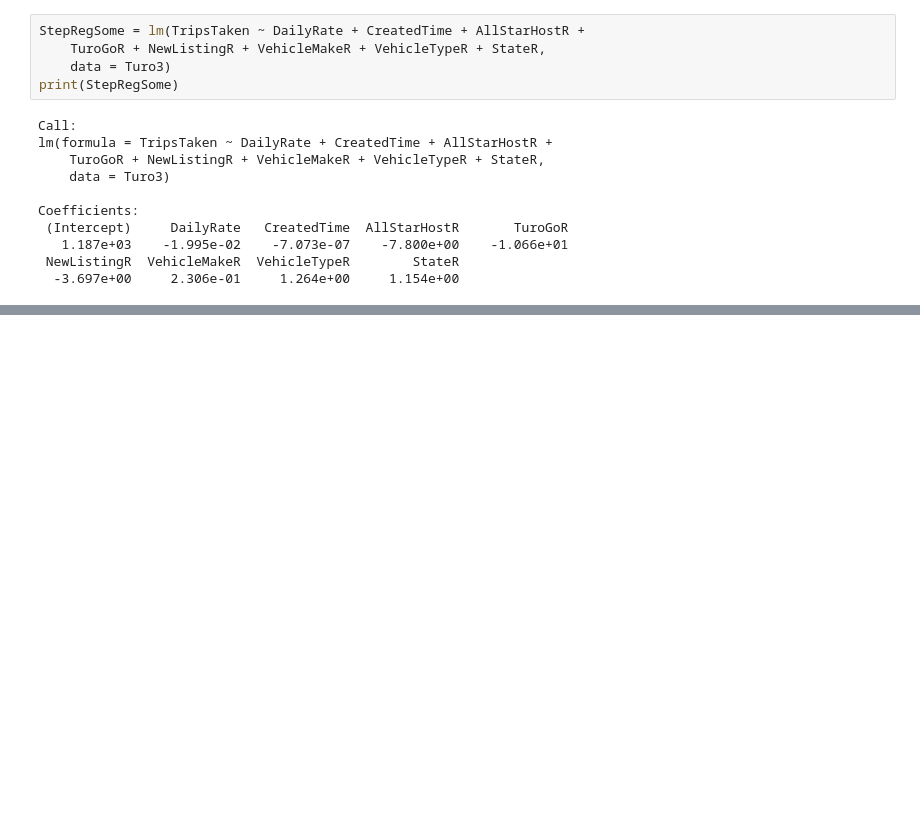
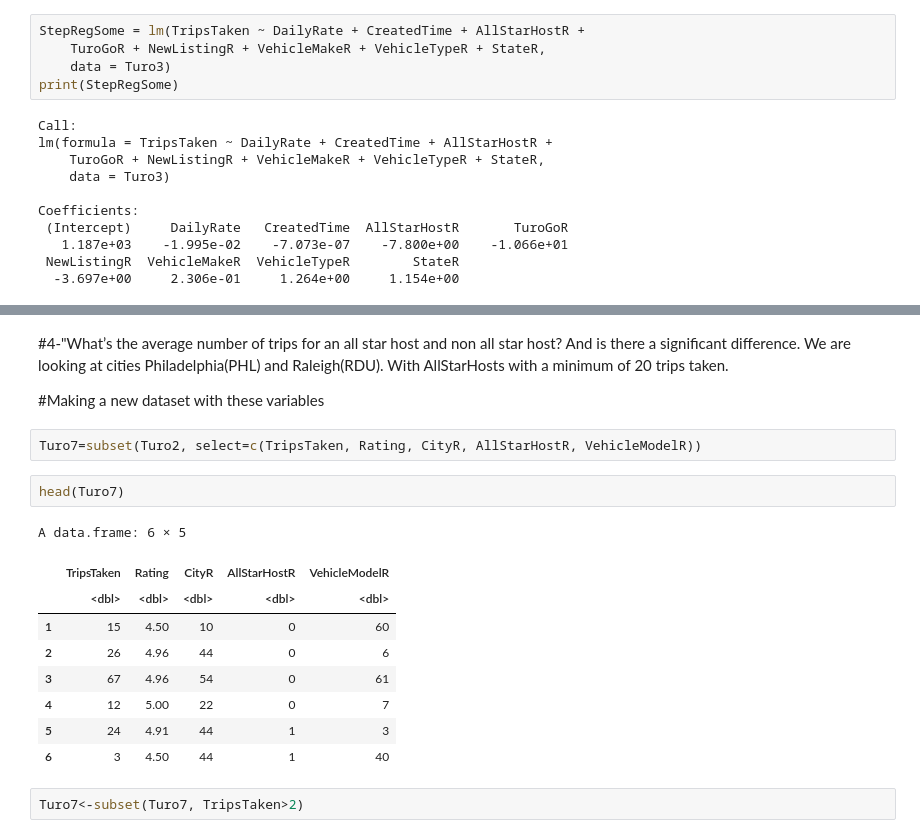
Before and after one commit to RoNarh/Turo-Market-Analysis, a Jupyter notebook: 1-Final Project Turo - R.ipynb, the cells around one changed output, grey strips where cells are left out. Cells and saved outputs as stored; diff of their text form; blank space fills up the shorter version.

```diff
--- a/1-Final Project Turo - R.ipynb
+++ b/1-Final Project Turo - R.ipynb
@@ -2434,0 +2580,20 @@ Turo7%>%filter(CityR %in% c(52, 54, 55))
+# %% [markdown]
+#4-"What’s the average number of trips for an all star host and non all star host? And is there a significant difference. We are looking at cities Philadelphia(PHL) and Raleigh(RDU). With AllStarHosts with a minimum of 20 trips taken.
+
+#Making a new dataset with these variables
+# %%
+Turo7=subset(Turo2, select=c(TripsTaken, Rating, CityR, AllStarHostR, VehicleModelR))
+# %%
+head(Turo7)
+# %% [output]
+A data.frame: 6 × 5
+|  | TripsTaken | Rating | CityR | AllStarHostR | VehicleModelR |
+|  | <dbl> | <dbl> | <dbl> | <dbl> | <dbl> |
+| 1 | 15 | 4.50 | 10 | 0 | 60 |
+| 2 | 26 | 4.96 | 44 | 0 | 6 |
+| 3 | 67 | 4.96 | 54 | 0 | 61 |
+| 4 | 12 | 5.00 | 22 | 0 | 7 |
+| 5 | 24 | 4.91 | 44 | 1 | 3 |
+| 6 | 3 | 4.50 | 44 | 1 | 40 |
+# %%
+Turo7<-subset(Turo7, TripsTaken>2)
```
Also changed, not shown: parts of 197 cells of this notebook.
